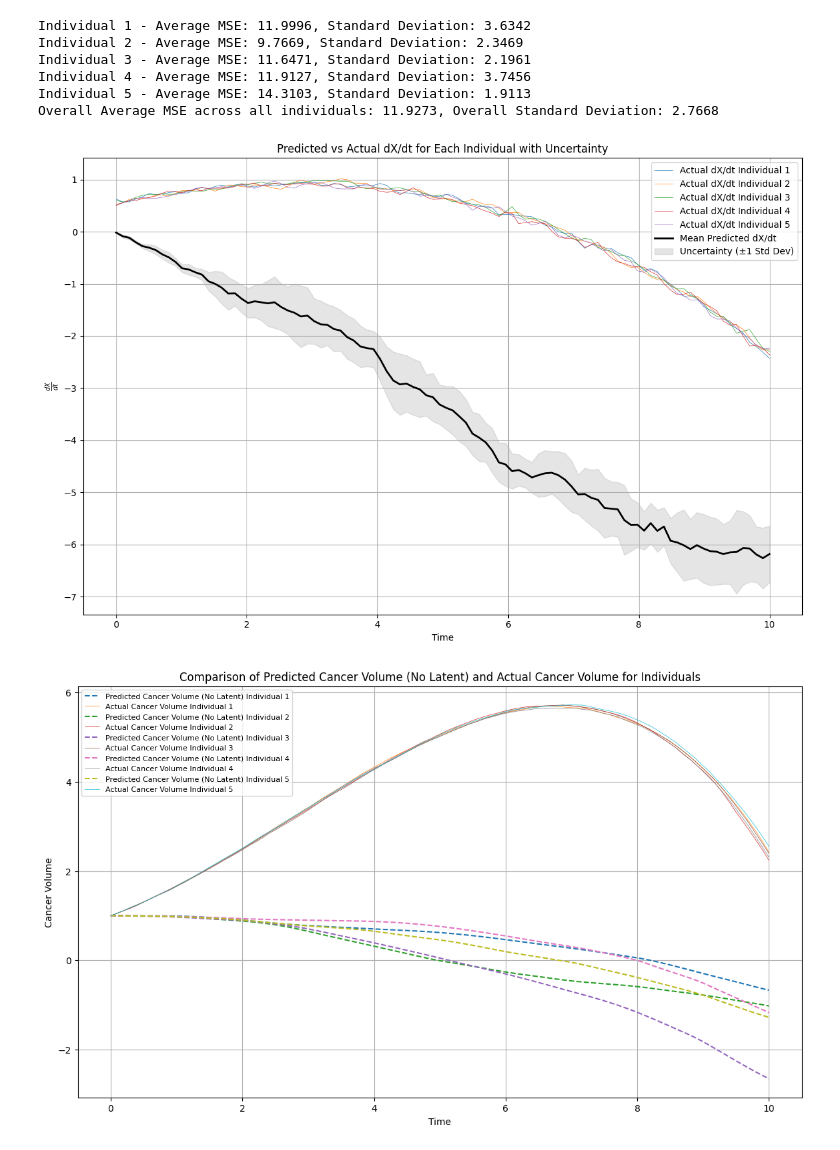
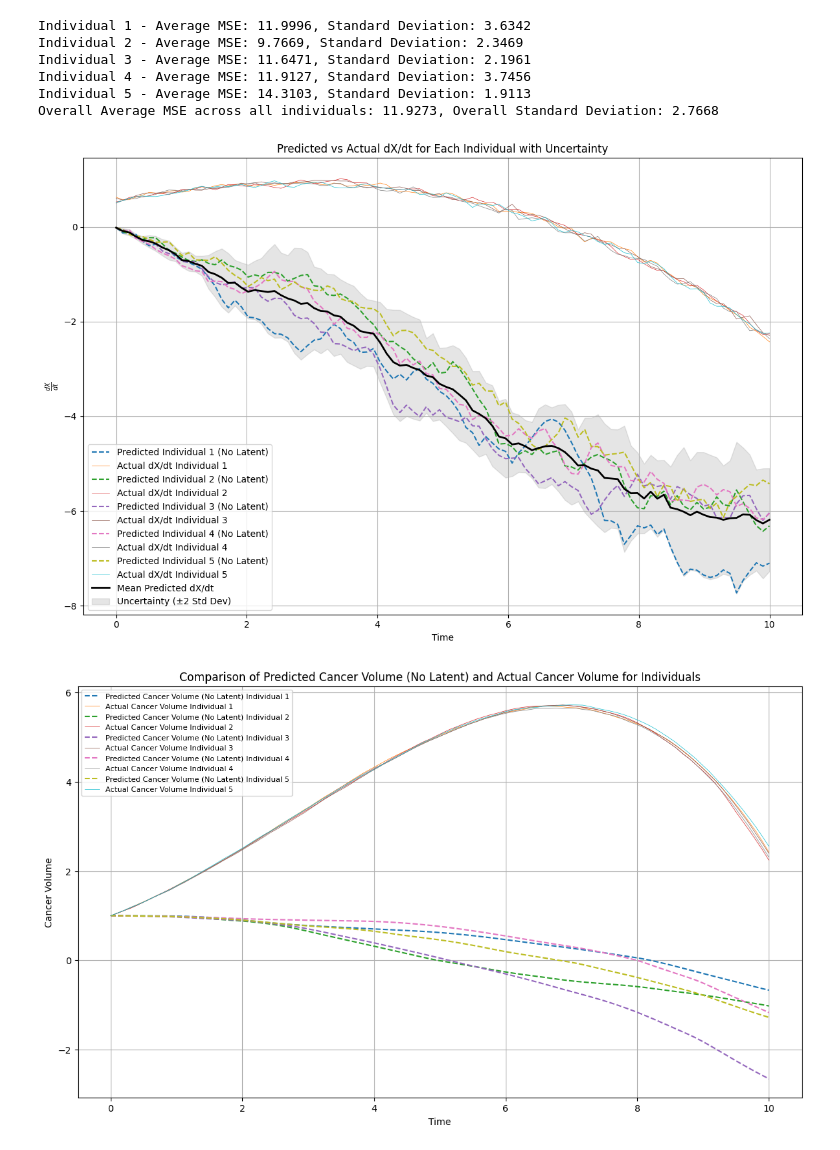
Before and after one commit to brunocosouza/Cambridge-Recruitment-Task, a Jupyter notebook: pkpd_experiment.ipynb, the cells around one changed output. Drawn from its saved outputs; the diff is of its cells as text; code cells hidden in the pictures.

Commit message:
Uncertainty Plot

```diff
--- a/pkpd_experiment.ipynb
+++ b/pkpd_experiment.ipynb
@@ -209,6 +209,8 @@ std_predicted = np.std(dX_dt_predicted_latent, axis=0)    # Shape will be (100,)
 
 # Now iterate over each individual to plot the predicted and actual dX/dt
 for i in range(num_individuals):
+    # Plot predicted dX/dt for current individual
+    plt.plot(time_points, dX_dt_predicted_latent[i], label=f"Predicted Individual {i + 1}", linestyle='--')
 
     # Plot actual dX/dt
     actual_dX_dt = np.gradient(results_volume_baseline[i], time_points)
@@ -217,9 +219,9 @@ for i in range(num_individuals):
 # Plot the overall mean prediction with uncertainty
 plt.plot(time_points, mean_predicted, label="Mean Predicted dX/dt", color='black', linewidth=2)
 plt.fill_between(time_points,
-                 mean_predicted - std_predicted,
-                 mean_predicted + std_predicted,
-                 color='gray', alpha=0.2, label='Uncertainty (±1 Std Dev)')
+                 mean_predicted - 2*std_predicted,
+                 mean_predicted + 2*std_predicted,
+                 color='gray', alpha=0.2, label='Uncertainty (±2 Std Dev)')
 
 # Customize the plot
 plt.xlabel('Time')
@@ -562,37 +564,38 @@ Overall Average MSE across all individuals: 11.9273, Overall Standard Deviation:
 # %%
 # Prepare to plot
 plt.figure(figsize=(12, 8))
 
 # Calculate mean and standard deviation of predicted dX/dt across individuals
 mean_predicted_no_latent = np.mean(dX_dt_predicted_no_latent, axis=0)  # Shape will be (100,)
 std_predicted_no_latent = np.std(dX_dt_predicted_no_latent, axis=0)    # Shape will be (100,)
 
 # Now iterate over each individual to plot the predicted and actual dX/dt
 for i in range(num_individuals):
 
     # Plot actual dX/dt
     actual_dX_dt = np.gradient(results_volume_baseline[i], time_points)
+    plt.plot(time_points, dX_dt_predicted_no_latent[i], label=f"Predicted Individual {i + 1} (No Latent)", linestyle='--')
     plt.plot(time_points, actual_dX_dt, label=f"Actual dX/dt Individual {i + 1}", linewidth=0.5)
 
 # Plot the overall mean prediction with uncertainty
 plt.plot(time_points, mean_predicted_no_latent, label="Mean Predicted dX/dt", color='black', linewidth=2)
 plt.fill_between(time_points,
-                 mean_predicted_no_latent - std_predicted_no_latent,
-                 mean_predicted_no_latent + std_predicted_no_latent,
-                 color='gray', alpha=0.2, label='Uncertainty (±1 Std Dev)')
+                 mean_predicted_no_latent - 2*std_predicted_no_latent,
+                 mean_predicted_no_latent + 2*std_predicted_no_latent,
+                 color='gray', alpha=0.2, label='Uncertainty (±2 Std Dev)')
 
 # Customize the plot
 plt.xlabel('Time')
 plt.ylabel(r'$\frac{dX}{dt}$')
 plt.title('Predicted vs Actual dX/dt for Each Individual with Uncertainty')
 plt.legend()
 plt.grid()
 plt.tight_layout()
 
 # Show the plot
 plt.show()
 # %% [output]
-[figure, old version]
+[figure, new version]
 # %%
 # Predict cancer volumes using the predicted dX/dt without latent effects
 predicted_cancer_volumes_no_latent = predict_cancer_volume_no_latent(dX_dt_predicted_no_latent, 1, time_points)
```
Also changed, not shown: parts of 1 cell of this notebook.
